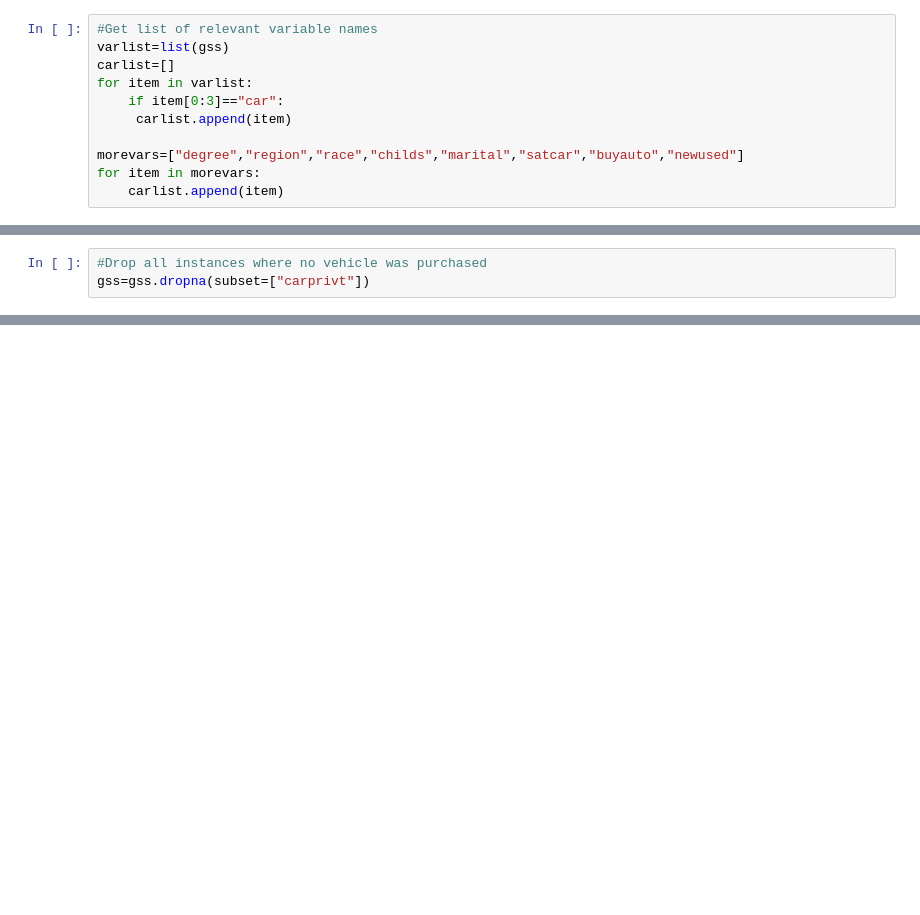
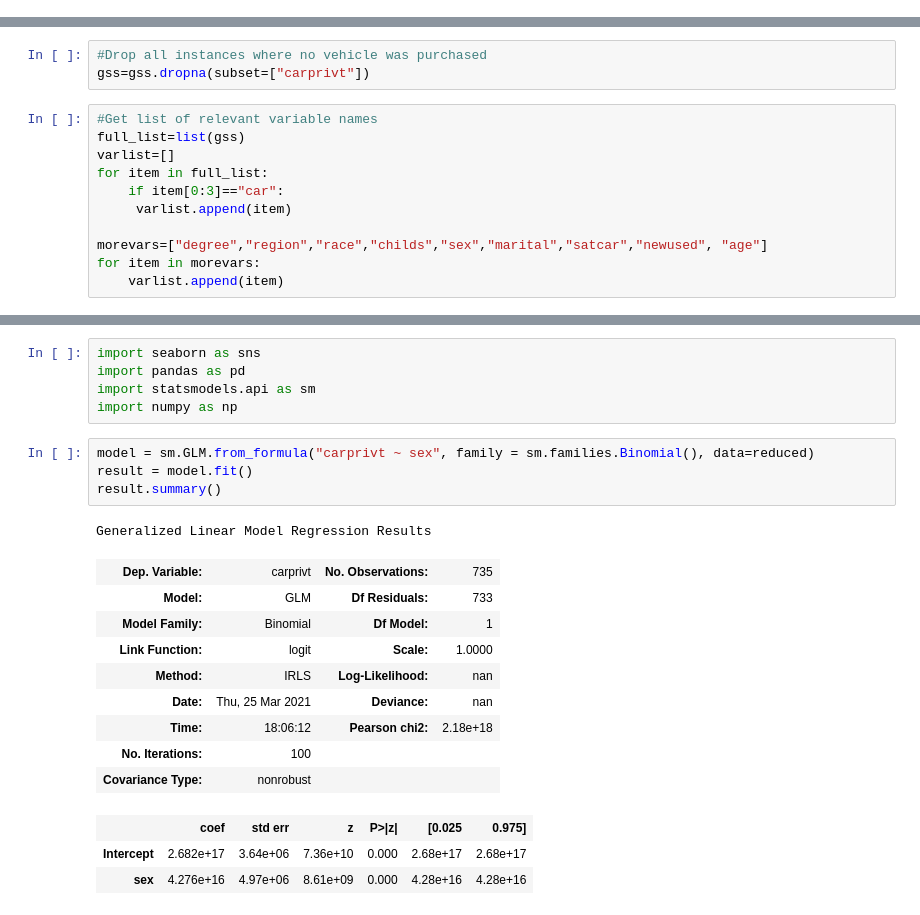
Before and after one commit to KathrynPanger/Consumer-Analysis, a Jupyter notebook: code/dataexplore.ipynb, the cells around one changed output, grey strips where cells are left out. Saved outputs shown, nothing was run; the diff lists cells and outputs as text; blank space fills up the shorter version.

```diff
--- a/code/dataexplore.ipynb
+++ b/code/dataexplore.ipynb
@@ -10,12 +13 @@ gss = pd.io.stata.read_stata('../data/GSS1996.dta', convert_categoricals=False)
 gss.to_csv('../data/gss_converted.csv')
-# %%
-#Get list of relevant variable names
-varlist=list(gss)
-carlist=[]
-for item in varlist:
-    if item[0:3]=="car":
-     carlist.append(item)
-
-morevars=["degree","region","race","childs","marital","satcar","buyauto","newused"]
-for item in morevars:
-    carlist.append(item)
@@ -22,3 +16,14 @@ for item in morevars:
 # %%
 #Drop all instances where no vehicle was purchased
 gss=gss.dropna(subset=["carprivt"])
+# %%
+#Get list of relevant variable names
+full_list=list(gss)
+varlist=[]
+for item in full_list:
+    if item[0:3]=="car":
+     varlist.append(item)
+
+morevars=["degree","region","race","childs","sex","marital","satcar","newused", "age"]
+for item in morevars:
+    varlist.append(item)
@@ -102,0 +342,23 @@ ValueError: Input contains NaN, infinity or a value too large for dtype('float64
+# %%
+import seaborn as sns
+import pandas as pd
+import statsmodels.api as sm
+import numpy as np
+# %%
+model = sm.GLM.from_formula("carprivt ~ sex", family = sm.families.Binomial(), data=reduced)
+result = model.fit()
+result.summary()
+# %% [output]
+Generalized Linear Model Regression Results
+| Dep. Variable: | carprivt | No. Observations: | 735 |
+| Model: | GLM | Df Residuals: | 733 |
+| Model Family: | Binomial | Df Model: | 1 |
+| Link Function: | logit | Scale: | 1.0000 |
+| Method: | IRLS | Log-Likelihood: | nan |
+| Date: | Thu, 25 Mar 2021 | Deviance: | nan |
+| Time: | 18:06:12 | Pearson chi2: | 2.18e+18 |
+| No. Iterations: | 100 |  |  |
+| Covariance Type: | nonrobust |  |  |
+|  | coef | std err | z | P>|z| | [0.025 | 0.975] |
+| Intercept | 2.682e+17 | 3.64e+06 | 7.36e+10 | 0.000 | 2.68e+17 | 2.68e+17 |
+| sex | 4.276e+16 | 4.97e+06 | 8.61e+09 | 0.000 | 4.28e+16 | 4.28e+16 |
```
Also changed, not shown: parts of 13 cells of this notebook, 27 other files.
